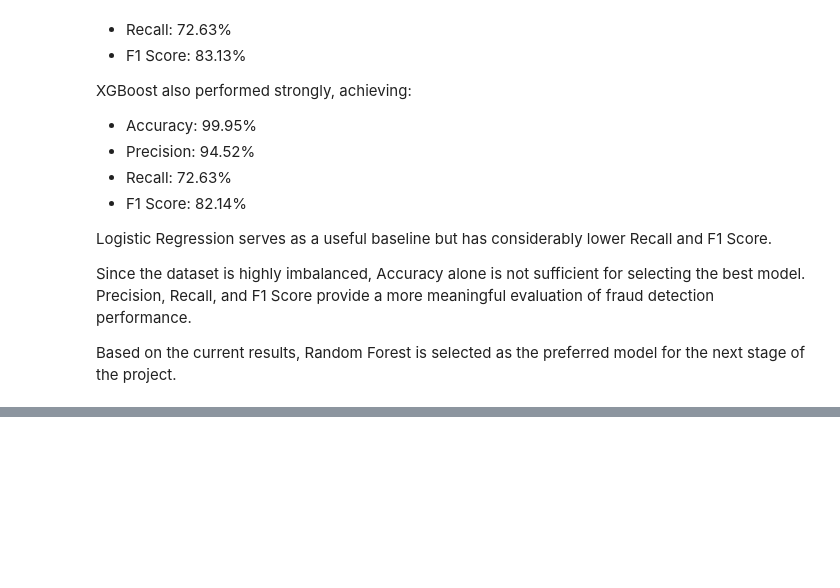
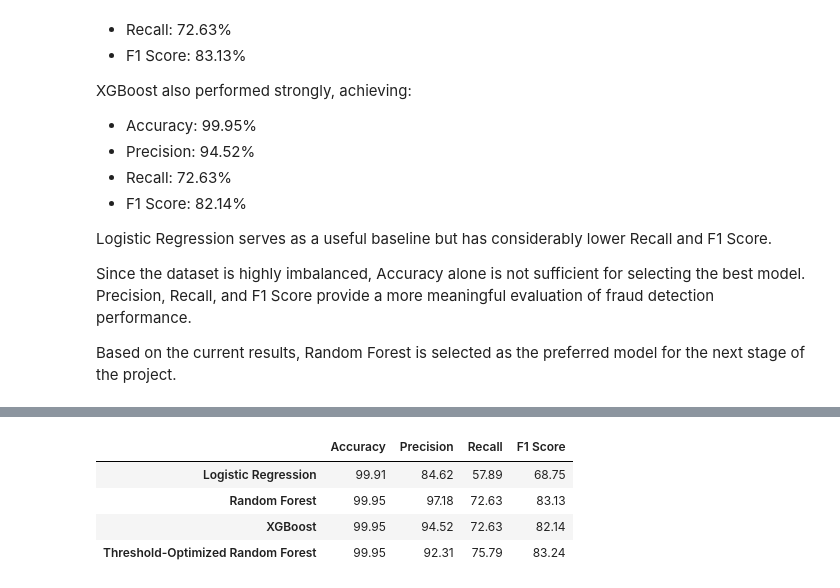
Before and after one commit to Saumyasingh1205/credit-card-fraud-ai, a Jupyter notebook: notebooks/05_Model_Comparison.ipynb, the cells around one changed output, grey strips where cells are left out. Cells and saved outputs as stored; diff of their text form; code cells hidden in the pictures; blank space fills up the shorter version.

```diff
--- a/notebooks/05_Model_Comparison.ipynb
+++ b/notebooks/05_Model_Comparison.ipynb
@@ -207,0 +221,40 @@ Based on the current results, Random Forest is selected as the preferred model f
+# %%
+final_results = {
+    "Logistic Regression": {
+        "Accuracy": 99.91,
+        "Precision": 84.62,
+        "Recall": 57.89,
+        "F1 Score": 68.75
+    },
+
+    "Random Forest": {
+        "Accuracy": 99.95,
+        "Precision": 97.18,
+        "Recall": 72.63,
+        "F1 Score": 83.13
+    },
+
+    "XGBoost": {
+        "Accuracy": 99.95,
+        "Precision": 94.52,
+        "Recall": 72.63,
+        "F1 Score": 82.14
+    },
+
+    "Threshold-Optimized Random Forest": {
+        "Accuracy": 99.95,
+        "Precision": 92.31,
+        "Recall": 75.79,
+        "F1 Score": 83.24
+    }
+}
+
+final_comparison_df = pd.DataFrame(final_results).T
+
+final_comparison_df
+# %% [output]
+|  | Accuracy | Precision | Recall | F1 Score |
+| Logistic Regression | 99.91 | 84.62 | 57.89 | 68.75 |
+| Random Forest | 99.95 | 97.18 | 72.63 | 83.13 |
+| XGBoost | 99.95 | 94.52 | 72.63 | 82.14 |
+| Threshold-Optimized Random Forest | 99.95 | 92.31 | 75.79 | 83.24 |
```
Also changed, not shown: parts of 1 cell of this notebook, 4 other files.
